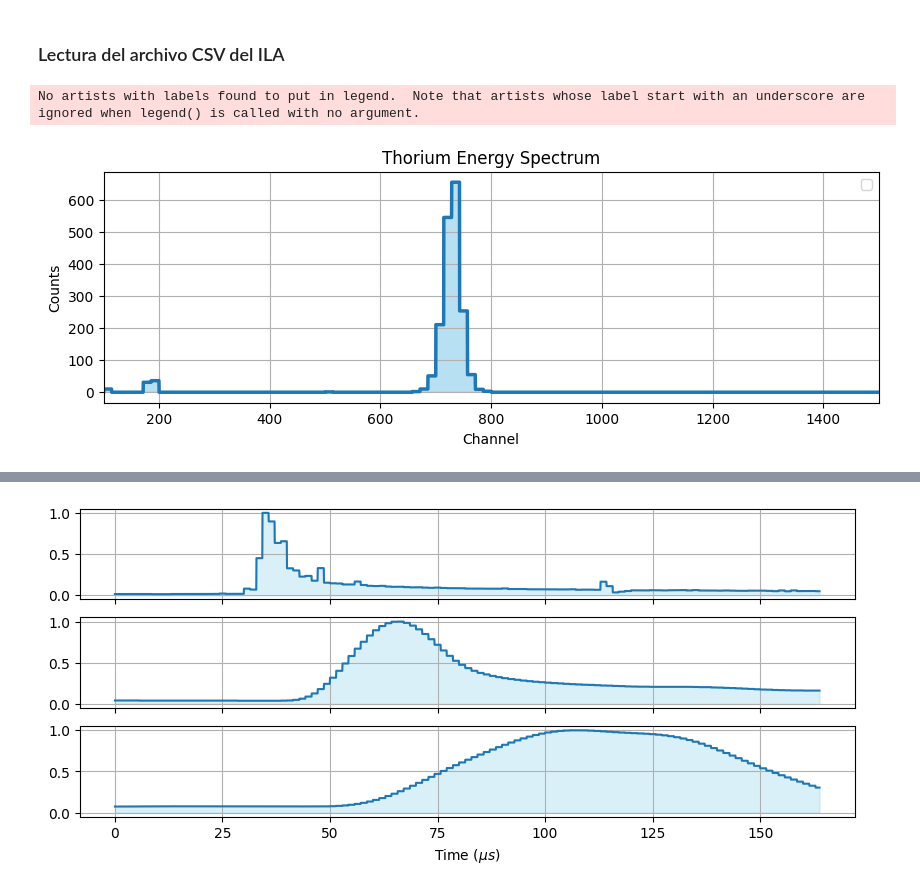
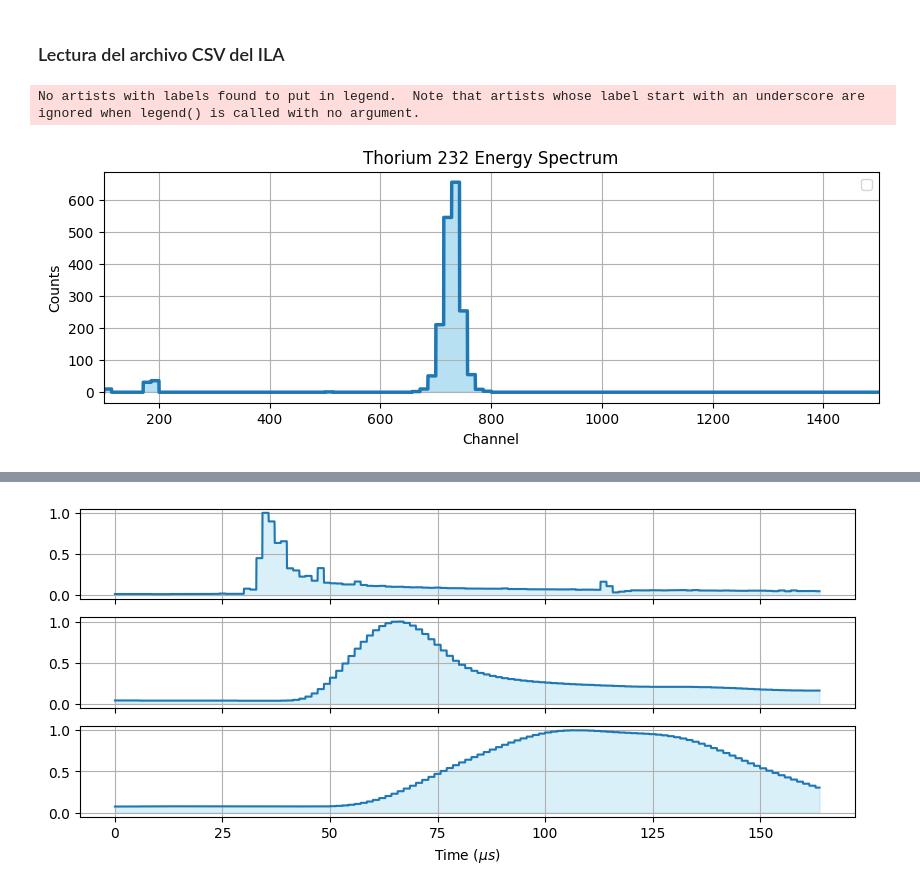
Before and after one commit to fabioc9675/TrapezoidalShaper_Prj, a Jupyter notebook: Notebooks/ILA_process.ipynb, the cells around one changed output, grey strips where cells are left out. Saved outputs shown, nothing was run; the diff lists cells and outputs as text; code cells hidden in the pictures.

```diff
--- a/Notebooks/ILA_process.ipynb
+++ b/Notebooks/ILA_process.ipynb
@@ -34,32 +34,32 @@ y5 = df['pynq_bd_i/fir_fab_0_y[31:0]']
 y6 = df['pynq_bd_i/trapz_klm_0_y[31:0]']
 y7 = df['pynq_bd_i/xadc_wiz_0_drdy_out']
 y8 = df['pynq_bd_i/dpp_counter_0_fifo_o[31:0]']
 
 # Graficar utilizando NumPy
 #plt.plot(x, y1, label='Sample in Window')
 #plt.plot(x, y2, label='TRIGGER')
 #plt.plot(x, y3, label='pynq_bd_i/dpp_counter_0_y[31:0]')
 #plt.plot(x, y4, label='pynq_bd_i/xadc_buffer_0_y[31:0]')
 #plt.plot(x, y5, label='pynq_bd_i/fir_fab_0_y[31:0]')
 #plt.plot(x, y6, label='pynq_bd_i/trapz_klm_0_y[31:0]')
 #plt.plot(x, y7, label='pynq_bd_i/xadc_wiz_0_drdy_out')
 
 plt.figure(figsize=(10,3))
 plt.plot(x/10, y8,color='tab:blue',linewidth=2.5)#, label='pynq_bd_i/dpp_counter_0_fifo_o[31:0]')
 plt.fill_between(x/10, y8, color='skyblue', alpha=0.6)
 
 # Configurar la leyenda y las etiquetas de los ejes
-plt.title("Thorium Energy Spectrum")
+plt.title("Thorium 232 Energy Spectrum")
 plt.legend()
 plt.xlabel('Channel')
 plt.ylabel('Counts')
 plt.xlim([100,1500])
 plt.grid(True)
 
 # Mostrar el gráfico
 #plt.show()
 
 plt.savefig("output/TorioEnergy.pdf", format="pdf", bbox_inches="tight")
 # %% [output]
 No artists with labels found to put in legend.  Note that artists whose label start with an underscore are ignored when legend() is called with no argument.
-[figure, old version]
+[figure, new version]
```
Also changed, not shown: parts of 1 cell of this notebook, 4 other files.
